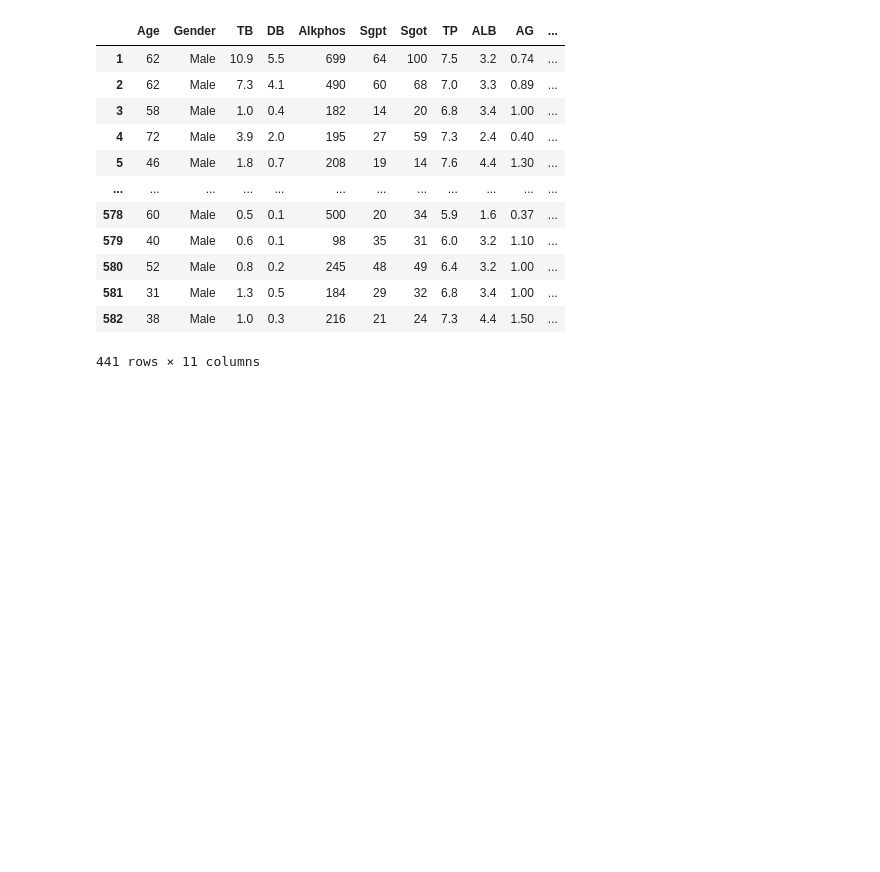
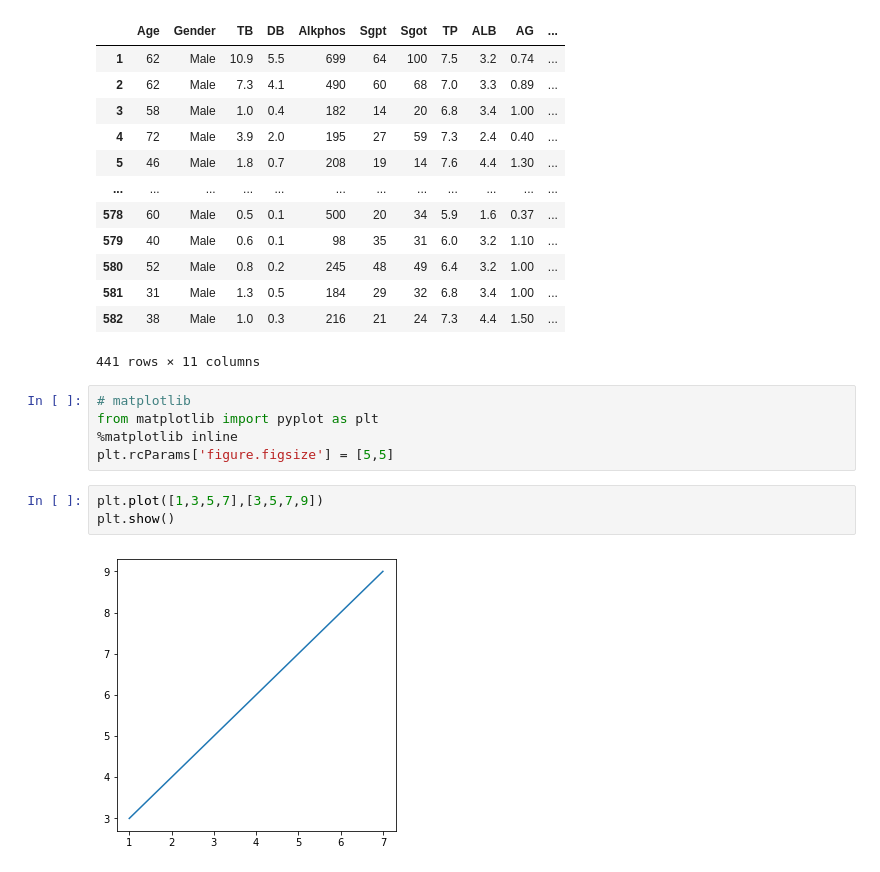
Before and after one commit to Spap123/DIG-Classes, a Jupyter notebook: 20th Aug Batch/Class 15.01.2023 - Matplotlib.ipynb, the cells around one changed output. Saved outputs shown, nothing was run; the diff lists cells and outputs as text; blank space fills up the shorter version.

```diff
--- a/20th Aug Batch/Class 15.01.2023 - Matplotlib.ipynb
+++ b/20th Aug Batch/Class 15.01.2023 - Matplotlib.ipynb
@@ -118,3 +118,13 @@ ilpd[m_ilpd]
 | 581 | 31 | Male | 1.3 | 0.5 | 184 | 29 | 32 | 6.8 | 3.4 | 1.00 | ... |
 | 582 | 38 | Male | 1.0 | 0.3 | 216 | 21 | 24 | 7.3 | 4.4 | 1.50 | ... |
 441 rows × 11 columns
+# %%
+# matplotlib
+from matplotlib import pyplot as plt
+%matplotlib inline
+plt.rcParams['figure.figsize'] = [5,5]
+# %%
+plt.plot([1,3,5,7],[3,5,7,9])
+plt.show()
+# %% [output]
+[figure, added]
```
Also changed, not shown: parts of 5 cells of this notebook.
